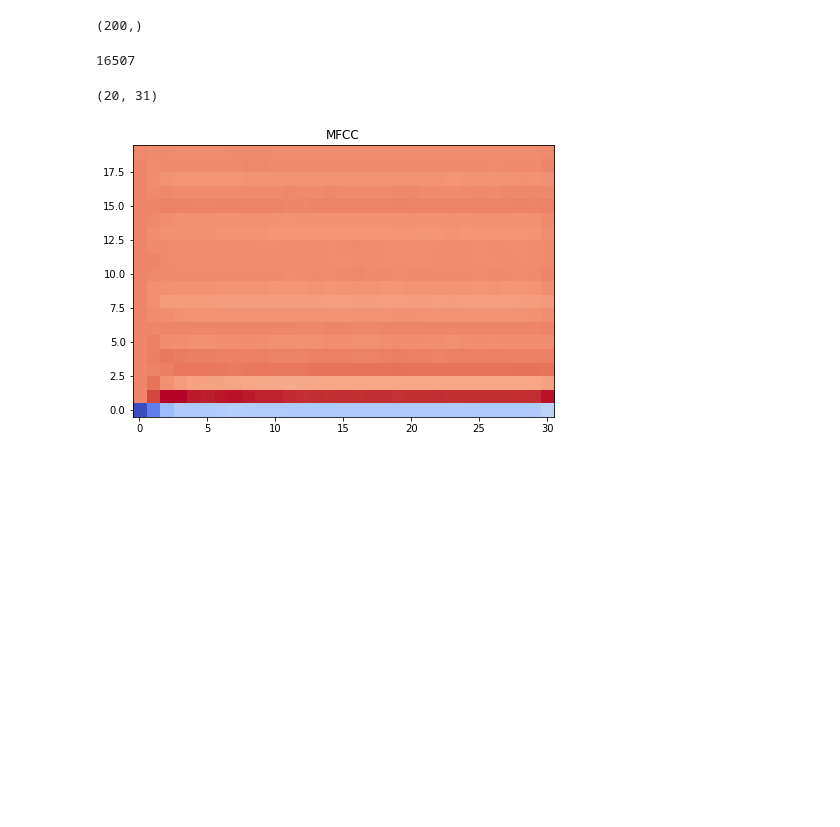
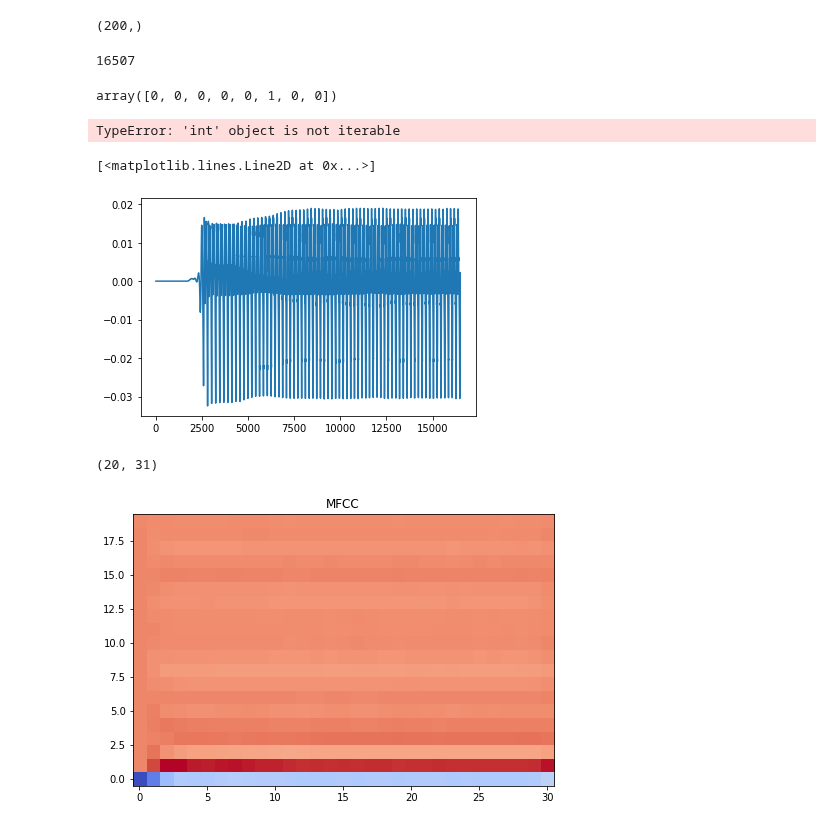
Before and after one commit to thanatlap/master-thesis-vocal-tract-inversion-journal, a Jupyter notebook: misc/Untitled3.ipynb, the cells around one changed output. Saved outputs shown, nothing was run; the diff lists cells and outputs as text; code cells hidden in the pictures; blank space fills up the shorter version.

```diff
--- a/misc/Untitled3.ipynb
+++ b/misc/Untitled3.ipynb
@@ -33,6 +33,22 @@ audio_data_split.shape
 len(max(audio_data_split, key=len))
 # %% [output]
 16507
+# %%
+a = [1, 0, 0]
+
+np.pad(a, (8-len(a), 0), 'constant')
+# %% [output]
+array([0, 0, 0, 0, 0, 1, 0, 0])
+# %%
+audio_length = 16507
+audio_pad = np.array([data[:audio_length] if data.shape[0] > audio_length else np.pad(data, (max(audio_length - data.shape[0]),0), "constant") for data in audio_data_split])
+# %% [output]
+TypeError: 'int' object is not iterable
+# %%
+plt.plot(audio_pad[10])
+# %% [output]
+[<matplotlib.lines.Line2D at 0x...>]
+[figure, added]
 # %%
 mfcc.shape
 # %% [output]
```
Also changed, not shown: 1 other file.
